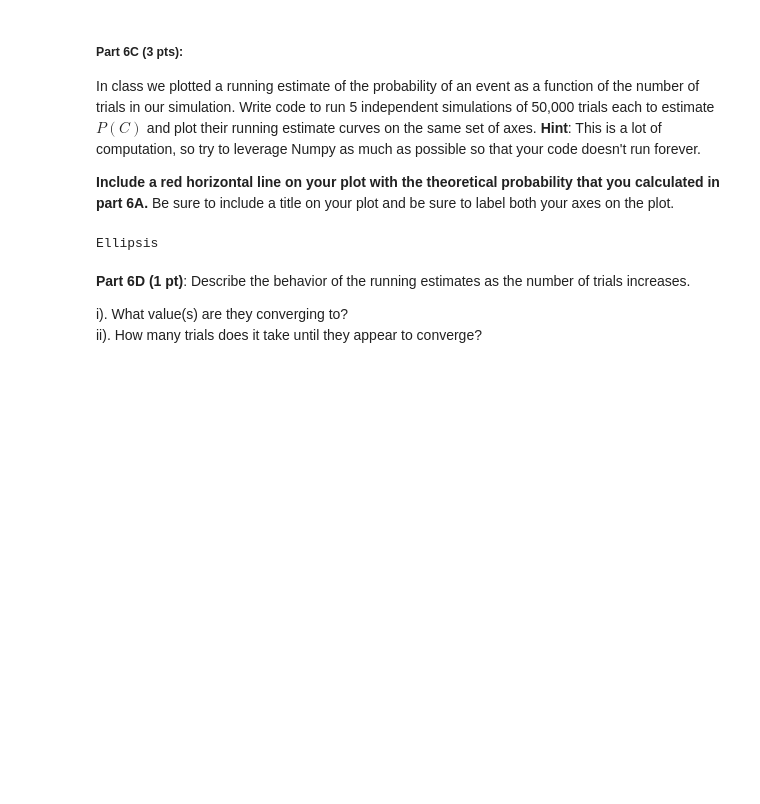
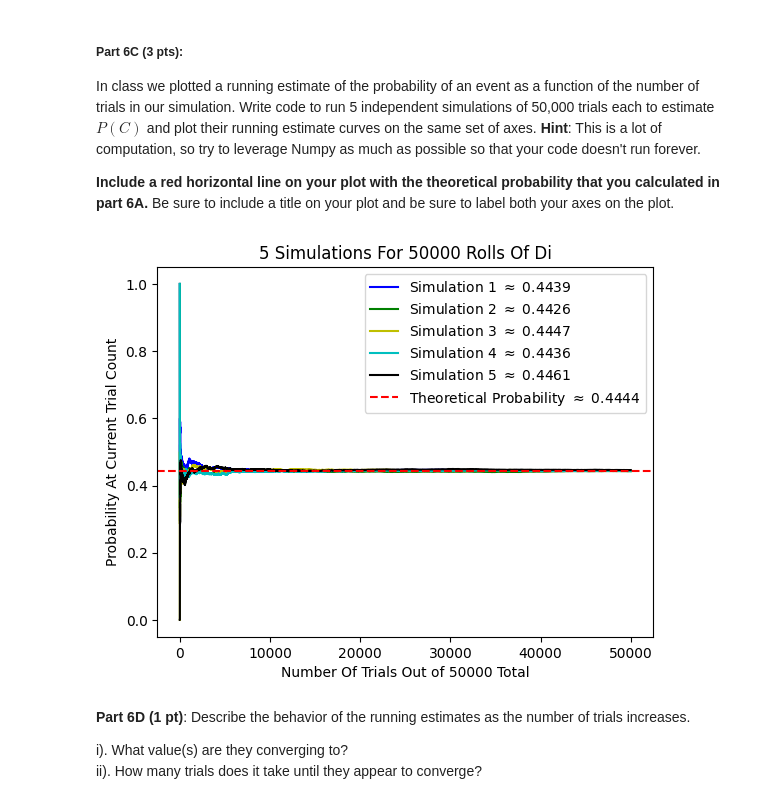
Before and after one commit to QuantumCompiler/CSPB-3022-Introduction-To-Data-Science-With-Probability-And-Statistics, a Jupyter notebook: CSPB 3022 - Assignments/CSPB 3022 - Assignment 5 - Probability - Independence, Simulation, Random Variables/Assignment 5 - Probability - Independence, Simulation, Random Variables.ipynb, the cells around one changed output. Saved outputs shown, nothing was run; the diff lists cells and outputs as text; code cells hidden in the pictures; blank space fills up the shorter version.

```diff
--- a/CSPB 3022 - Assignments/CSPB 3022 - Assignment 5 - Probability - Independence, Simulation, Random Variables/Assignment 5 - Probability - Independence, Simulation, Random Variables.ipynb
+++ b/CSPB 3022 - Assignments/CSPB 3022 - Assignment 5 - Probability - Independence, Simulation, Random Variables/Assignment 5 - Probability - Independence, Simulation, Random Variables.ipynb
@@ -574,6 +578,25 @@ q6acheck results:
 **Part 6B (3 pts)**:
 Write a simulation to run 10,000 trials of rolling a pair of dice and estimate the value of $P(C)$ you calculated in **Part A**.  Your estimate should agree with the exact calculation you did in **Part A**.  If it doesn't, try increasing the number of trials in your simulation.
 # %%
-...
+# Here I am making the number of trials arbitrary, simply pass in 10,000 to the function to generate a simulation for 10,000 trials :)
+def DiRolls(trials):
+    di1 = [1, 2, 3, 4, 5, 6]
+    di2 = [1, 2, 3, 4, 5, 6]
+    success = 0
+    successArr = np.zeros(trials)
+    probArr = np.zeros(trials)
+    trialsArr = np.arange(1, trials + 1)
+    for i in range(trials):
+        roll1 = np.random.choice(di1, size=1, replace=True)
+        roll2 = np.random.choice(di2, size=1, replace=True)
+        val1 = roll1[0]
+        val2 = roll2[0]
+        if ((val1 == val2) or (np.abs(val1 - val2) == 1)):
+            success += 1
+        successArr[i] = (success)
+        probArr[i] = successArr[i] / trialsArr[i]
+    return (success / trials), successArr, probArr, trialsArr
+testRun = DiRolls(10000)
+print(f"Calculated Probability: {testRun[0]}")
 #Your code above this line
 # %% [output]
@@ -588,10 +611,25 @@ In class we plotted a running estimate of the probability of an event as a funct
 
 **Include a red horizontal line on your plot with the theoretical probability that you calculated in part 6A.**  Be sure to include a title on your plot and be sure to label both your axes on the plot.
 # %%
-...
+def DiSimulation(trials, simulations):
+    indSims = [np.array([]) for _ in range(simulations)]
+    for i in range(simulations):
+        indSims[i] = DiRolls(50000)
+    plt.plot(indSims[0][3], indSims[0][2], color='b', label=f'Simulation 1 $\\approx$ {np.round(indSims[0][0], 4)}')
+    plt.plot(indSims[1][3], indSims[1][2], color='g', label=f'Simulation 2 $\\approx$ {np.round(indSims[1][0], 4)}')
+    plt.plot(indSims[2][3], indSims[2][2], color='y', label=f'Simulation 3 $\\approx$ {np.round(indSims[2][0], 4)}')
+    plt.plot(indSims[3][3], indSims[3][2], color='c', label=f'Simulation 4 $\\approx$ {np.round(indSims[3][0], 4)}')
+    plt.plot(indSims[4][3], indSims[4][2], color='black', label=f'Simulation 5 $\\approx$ {np.round(indSims[4][0], 4)}')
+    plt.axhline(y=(16 / 36), color='r', linestyle='--', label=f'Theoretical Probability $\\approx$ {np.round(16 / 36, 4)}')
+    plt.xlabel(f"Number Of Trials Out of {trials} Total")
+    plt.ylabel(f"Probability At Current Trial Count")
+    plt.title(f"{simulations} Simulations For {trials} Rolls Of Di")
+    plt.legend()
+    plt.show()
+DiSimulation(50000, 5)
 # Your code above this line
 # %% [output]
-Ellipsis
+[figure, added]
 # %% [markdown]
 <!-- END QUESTION -->
 
```
Also changed, not shown: parts of 36 cells of this notebook.
